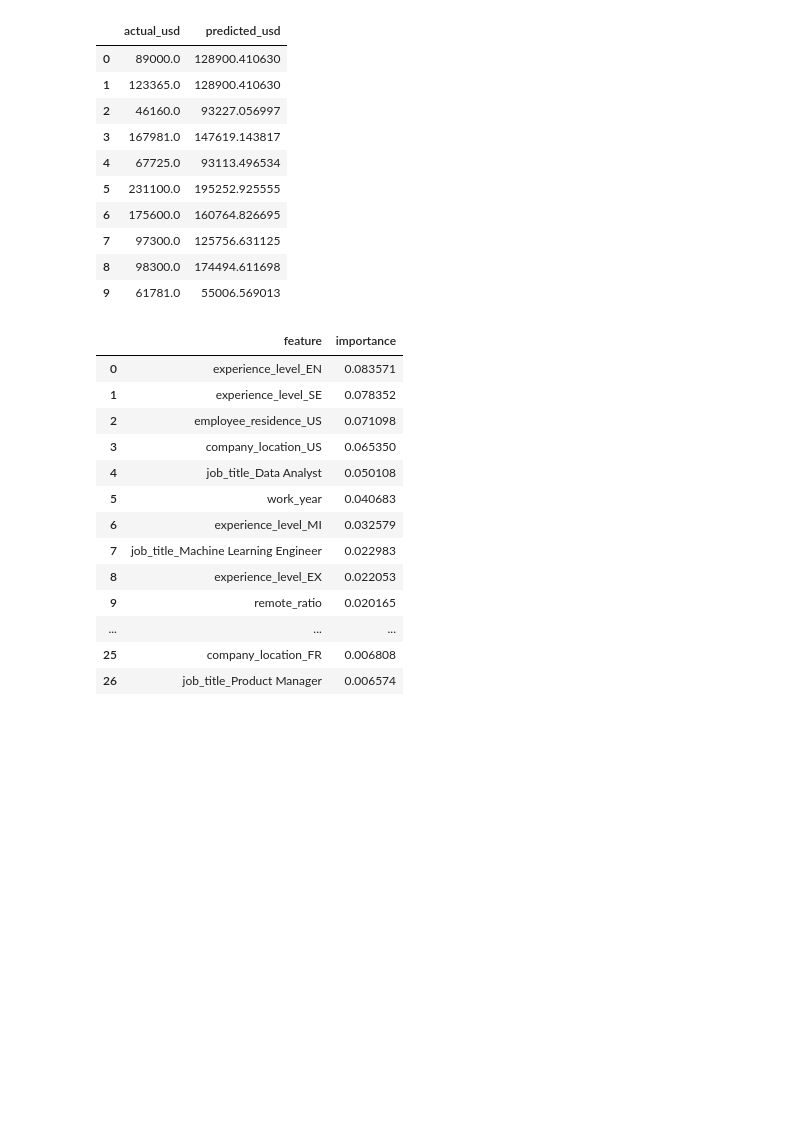
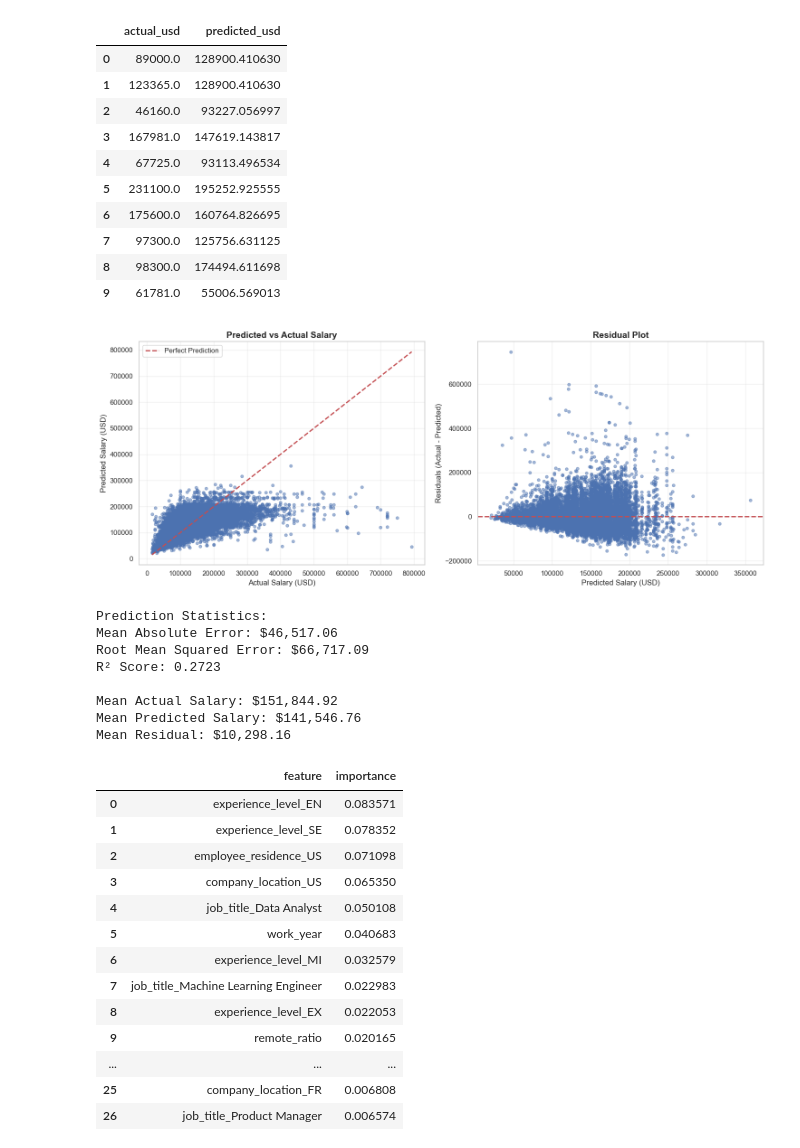
Before and after one commit to hasithapramuditha/Predicting-Data-Science-Salaries, a Jupyter notebook: Random Forest/RF.ipynb, the cells around one changed output. Drawn from its saved outputs; the diff is of its cells as text; code cells hidden in the pictures; blank space fills up the shorter version.

Commit message:
RF updated by adding Visualization.

```diff
--- a/Random Forest/RF.ipynb
+++ b/Random Forest/RF.ipynb
@@ -204,6 +201,51 @@ R^2: 0.2723
 | 7 | 97300.0 | 125756.631125 |
 | 8 | 98300.0 | 174494.611698 |
 | 9 | 61781.0 | 55006.569013 |
+# %%
+# Visualization: Predicted vs Actual Values
+fig, axes = plt.subplots(1, 2, figsize=(15, 6))
+
+# Scatter plot: Predicted vs Actual
+axes[0].scatter(y_test_orig, y_pred_orig, alpha=0.5, s=20)
+axes[0].plot([y_test_orig.min(), y_test_orig.max()],
+             [y_test_orig.min(), y_test_orig.max()],
+             'r--', lw=2, label='Perfect Prediction')
+axes[0].set_xlabel('Actual Salary (USD)', fontsize=12)
+axes[0].set_ylabel('Predicted Salary (USD)', fontsize=12)
+axes[0].set_title('Predicted vs Actual Salary', fontsize=14, fontweight='bold')
+axes[0].legend()
+axes[0].grid(True, alpha=0.3)
+
+# Residual plot
+residuals = y_test_orig - y_pred_orig
+axes[1].scatter(y_pred_orig, residuals, alpha=0.5, s=20)
+axes[1].axhline(y=0, color='r', linestyle='--', lw=2)
+axes[1].set_xlabel('Predicted Salary (USD)', fontsize=12)
+axes[1].set_ylabel('Residuals (Actual - Predicted)', fontsize=12)
+axes[1].set_title('Residual Plot', fontsize=14, fontweight='bold')
+axes[1].grid(True, alpha=0.3)
+
+plt.tight_layout()
+plt.show()
+
+# Print some statistics
+print(f'\nPrediction Statistics:')
+print(f'Mean Absolute Error: ${mae:,.2f}')
+print(f'Root Mean Squared Error: ${rmse:,.2f}')
+print(f'R² Score: {r2:.4f}')
+print(f'\nMean Actual Salary: ${y_test_orig.mean():,.2f}')
+print(f'Mean Predicted Salary: ${y_pred_orig.mean():,.2f}')
+print(f'Mean Residual: ${residuals.mean():,.2f}')
+# %% [output]
+[figure, added]
+Prediction Statistics:
+Mean Absolute Error: $46,517.06
+Root Mean Squared Error: $66,717.09
+R² Score: 0.2723
+
+Mean Actual Salary: $151,844.92
+Mean Predicted Salary: $141,546.76
+Mean Residual: $10,298.16
 # %%
 # Feature importances (map back to column names)
 pre = pipeline.named_steps['preprocessor']
```
Also changed, not shown: parts of 2 cells of this notebook.
